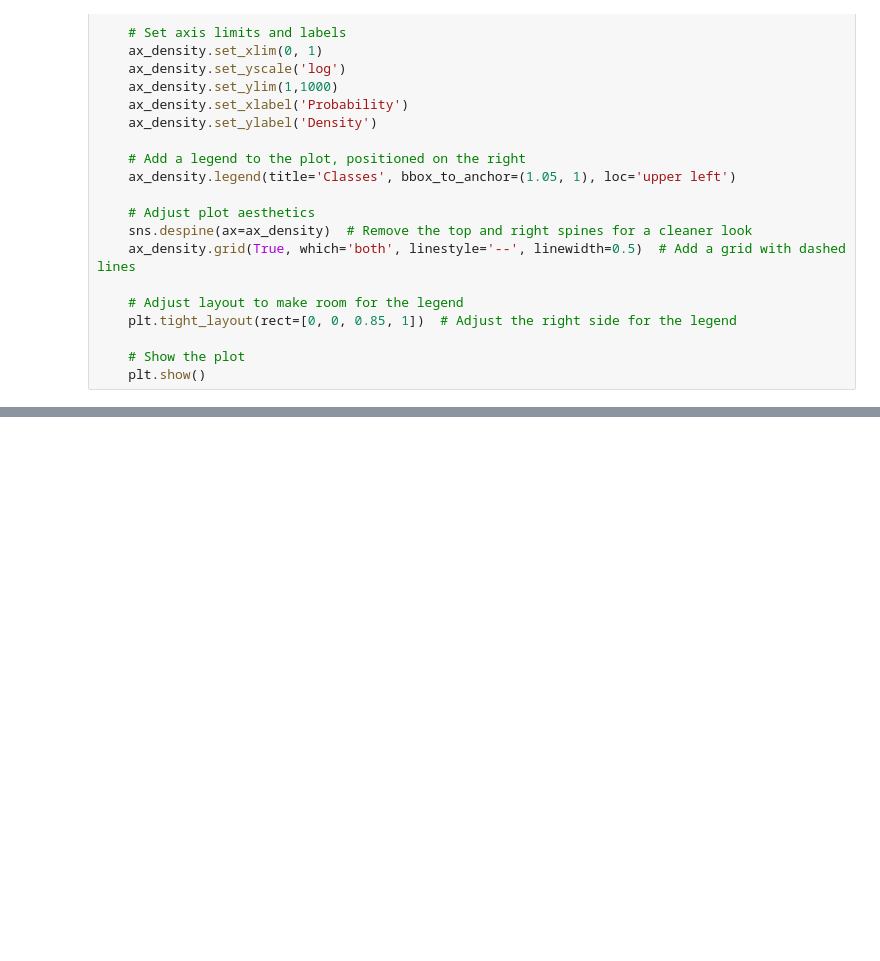
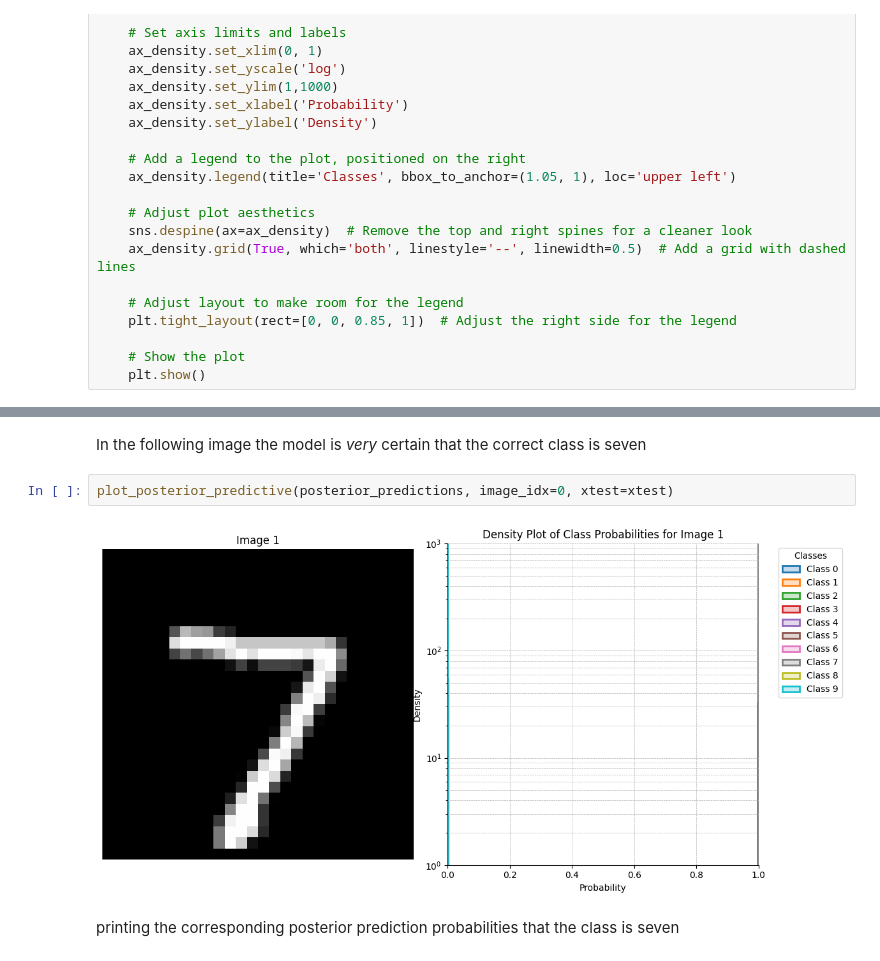
Before and after one commit to JonatanHauge/approximate_bayesian_inference_methods, a Jupyter notebook: Random subspace and variational inference.ipynb, the cells around one changed output, grey strips where cells are left out. Cells and saved outputs as stored; diff of their text form; blank space fills up the shorter version.

```diff
--- a/Random subspace and variational inference.ipynb
+++ b/Random subspace and variational inference.ipynb
@@ -280,0 +293,8 @@ plot_posterior_predictive(posterior_predictions, image_idx=6, xtest=xtest)
+# %% [markdown]
+In the following image the model is *very* certain that the correct class is seven
+# %%
+plot_posterior_predictive(posterior_predictions, image_idx=0, xtest=xtest)
+# %% [output]
+[figure, added]
+# %% [markdown]
+printing the corresponding posterior prediction probabilities that the class is seven
```
Also changed, not shown: parts of 9 cells of this notebook, 1 other file.
